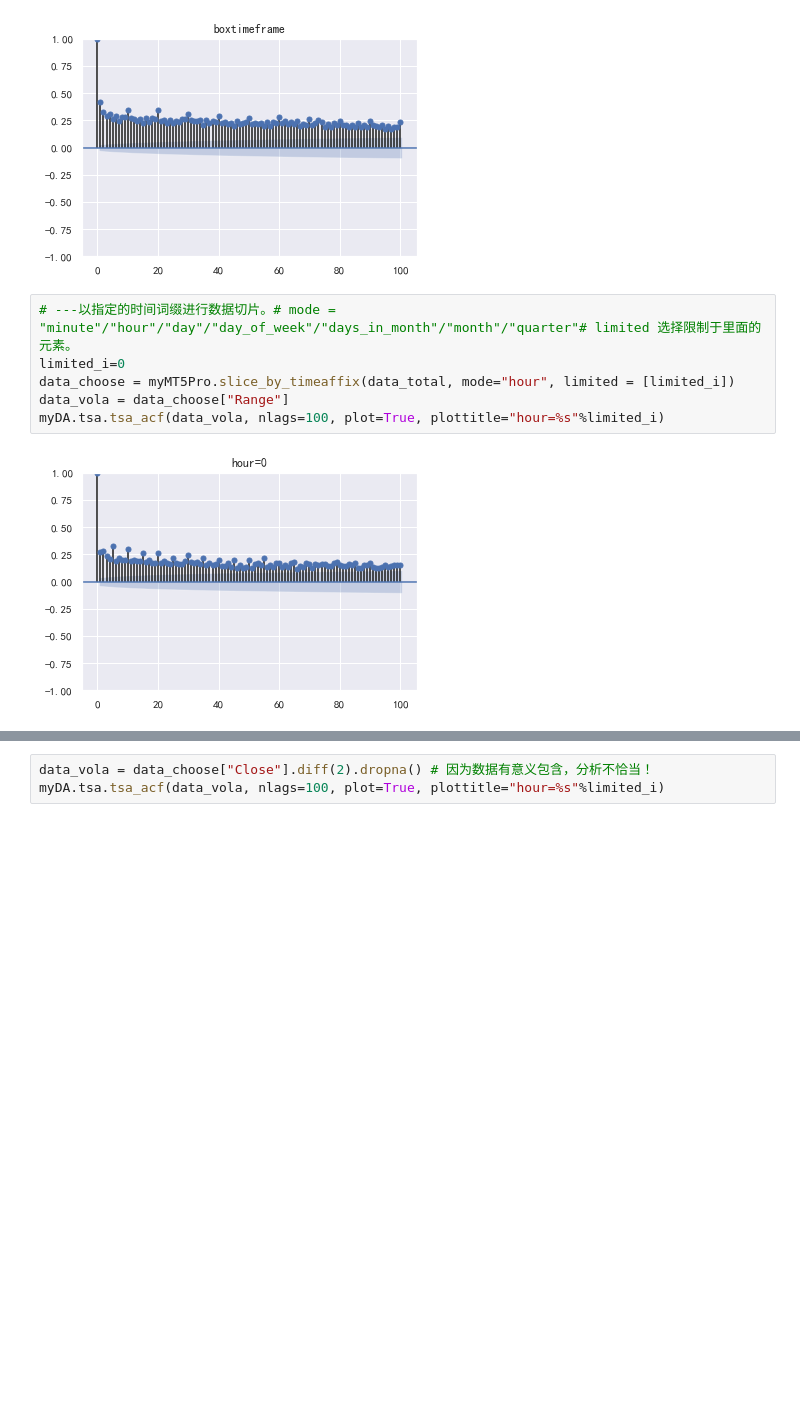
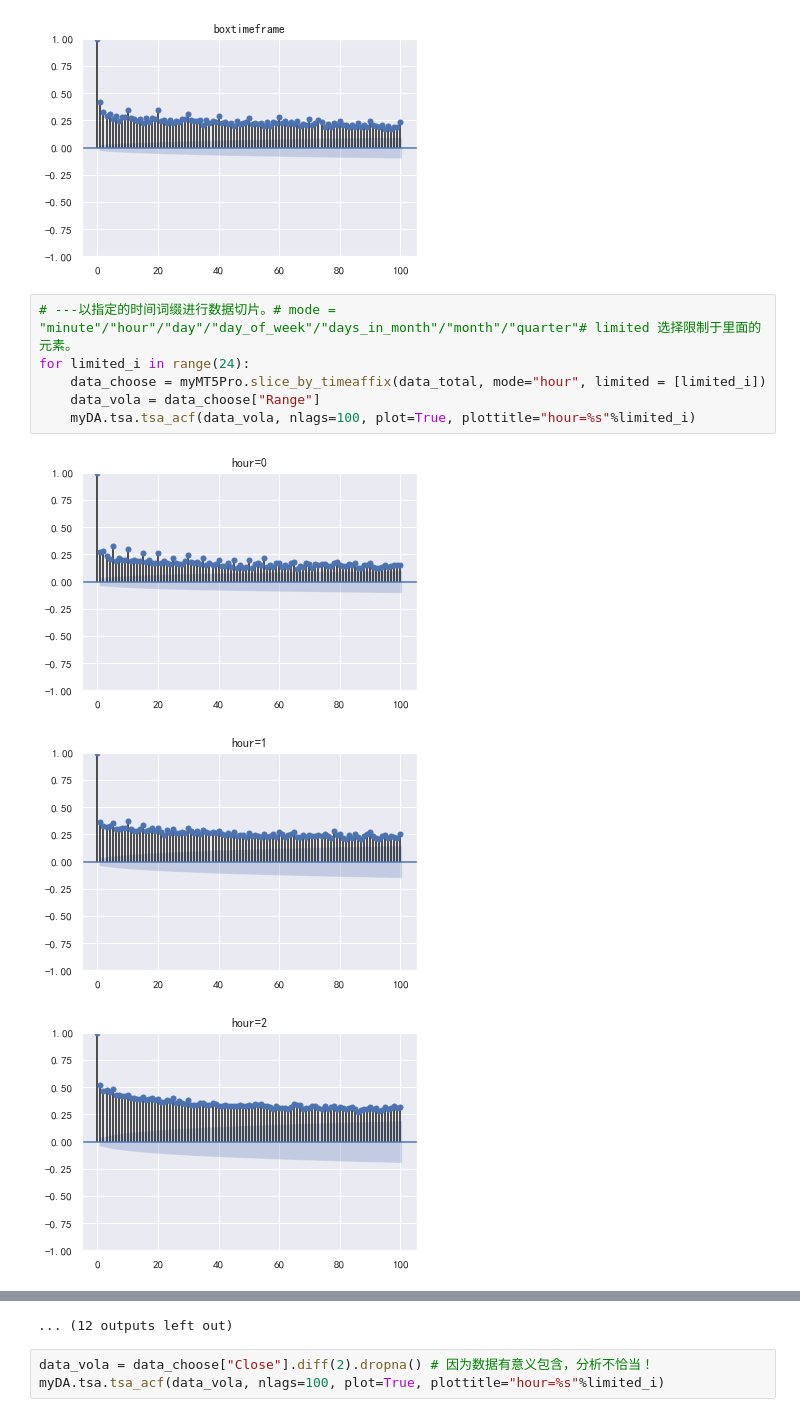
Before and after one commit to MuSaCN/PythonLearning, a Jupyter notebook: Analysis_市场研究/外汇价格自相关性研究.ipynb, the cells around one changed output, grey strips where cells are left out. Saved outputs shown, nothing was run; the diff lists cells and outputs as text; blank space fills up the shorter version.

```diff
--- a/Analysis_市场研究/外汇价格自相关性研究.ipynb
+++ b/Analysis_市场研究/外汇价格自相关性研究.ipynb
@@ -203,9 +203,11 @@ myDA.tsa.tsa_acf(data_vola, nlags=100, plot=True, plottitle="boxtimeframe")
 [figure]
 # %%
 # ---以指定的时间词缀进行数据切片。# mode = "minute"/"hour"/"day"/"day_of_week"/"days_in_month"/"month"/"quarter"# limited 选择限制于里面的元素。
-limited_i=0
-data_choose = myMT5Pro.slice_by_timeaffix(data_total, mode="hour", limited = [limited_i])
-data_vola = data_choose["Range"]
-myDA.tsa.tsa_acf(data_vola, nlags=100, plot=True, plottitle="hour=%s"%limited_i)
+for limited_i in range(24):
+    data_choose = myMT5Pro.slice_by_timeaffix(data_total, mode="hour", limited = [limited_i])
+    data_vola = data_choose["Range"]
+    myDA.tsa.tsa_acf(data_vola, nlags=100, plot=True, plottitle="hour=%s"%limited_i)
 # %% [output]
 [figure]
+[figure, added]
+[figure, added]
@@ -212,3 +223,4 @@ myDA.tsa.tsa_acf(data_vola, nlags=100, plot=True, plottitle="hour=%s"%limited_i)
+... (12 outputs left out)
 # %%
 data_vola = data_choose["Close"].diff(2).dropna() # 因为数据有意义包含，分析不恰当！
 myDA.tsa.tsa_acf(data_vola, nlags=100, plot=True, plottitle="hour=%s"%limited_i)
```
Also changed, not shown: parts of 2 cells of this notebook.
